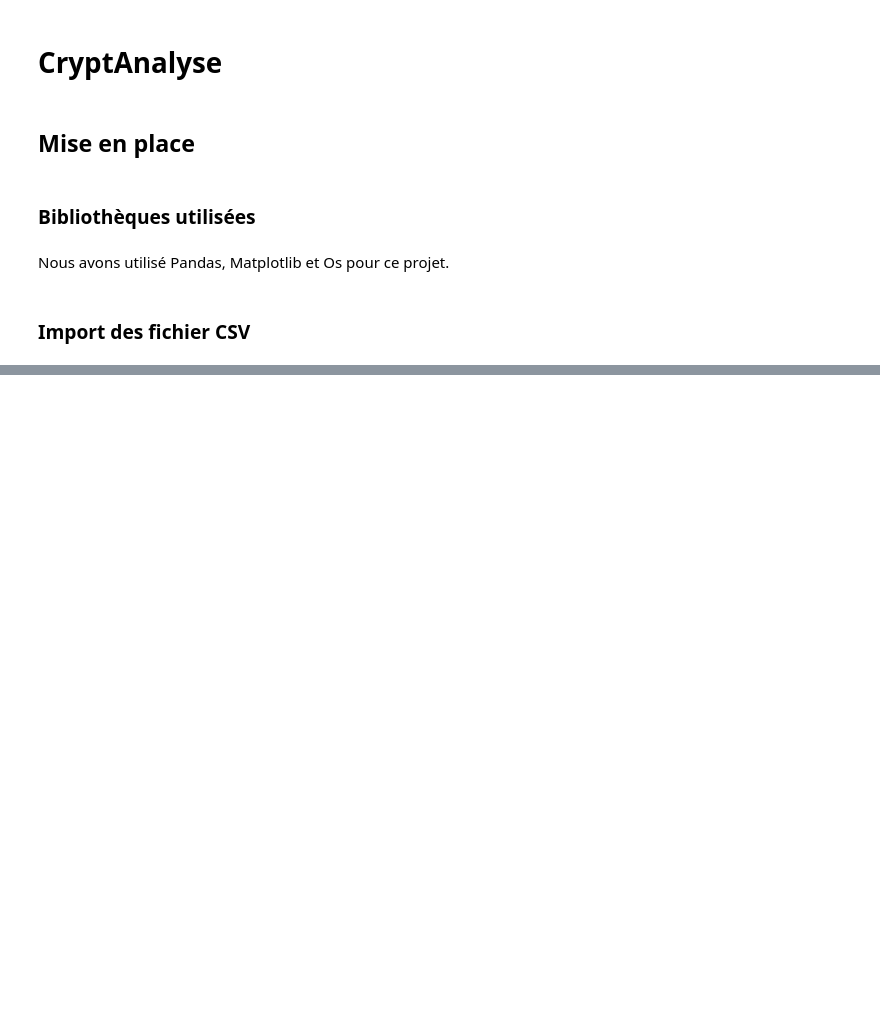
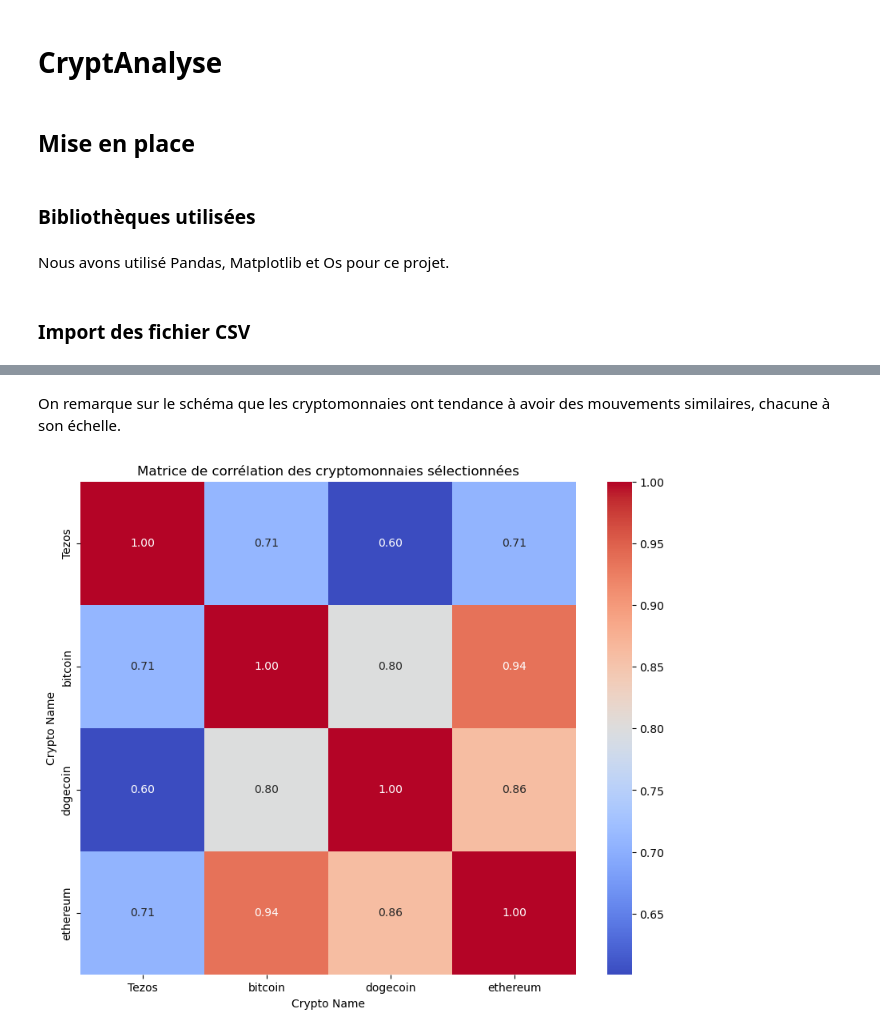
Before and after one commit to BenjaminGott/DataCryptoPython, a Jupyter notebook: main.ipynb, the cells around one changed output, grey strips where cells are left out. Cells and saved outputs as stored; diff of their text form; code cells hidden in the pictures; blank space fills up the shorter version.

```diff
--- a/main.ipynb
+++ b/main.ipynb
@@ -43,0 +62,16 @@ df[df["Crypto Name"]=="bitcoin" ]
+# %% [markdown]
+On remarque sur le schéma que les cryptomonnaies ont tendance à avoir des mouvements similaires, chacune à son échelle.
+# %%
+import seaborn as sns
+
+crypto_subset = ["bitcoin", "ethereum", "dogecoin", "Tezos"]
+subset_df = df[df['Crypto Name'].isin(crypto_subset)]
+pivot_table = subset_df.pivot_table(index='Date', columns='Crypto Name', values='Close')
+correlation_matrix = pivot_table.corr()
+
+plt.figure(figsize=(10, 8))
+sns.heatmap(correlation_matrix, annot=True, fmt=".2f", cmap="coolwarm", cbar=True)
+plt.title("Matrice de corrélation des cryptomonnaies sélectionnées")
+plt.show()
+# %% [output]
+[figure, added]
```
Also changed, not shown: parts of 9 cells of this notebook, 1 other file.
